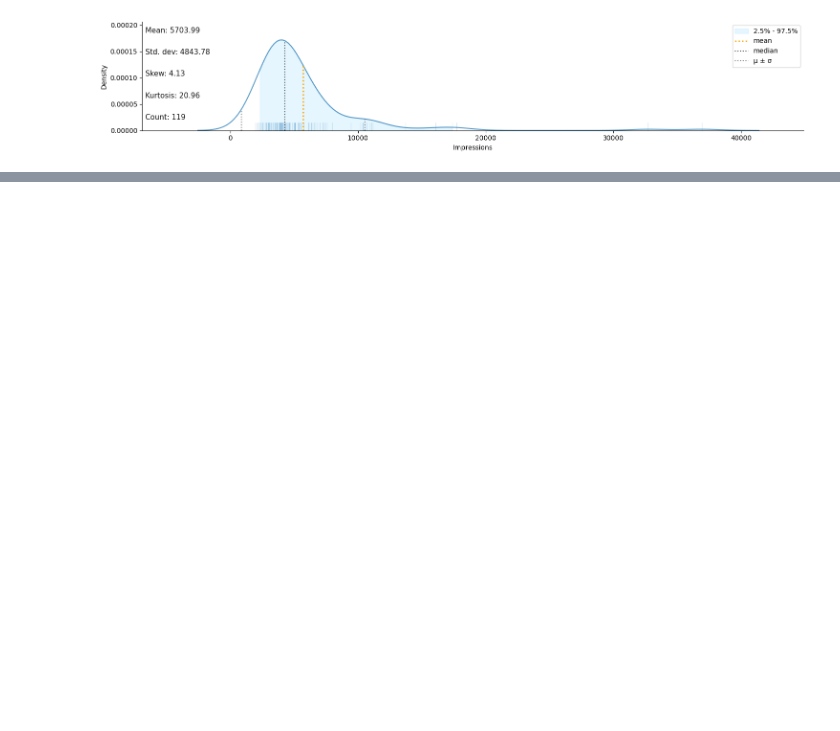
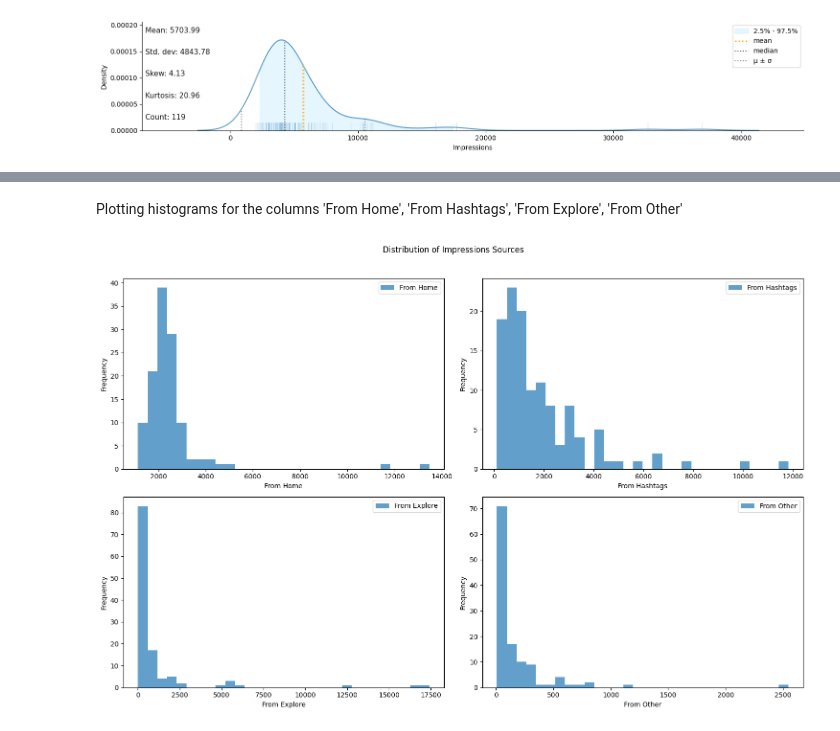
Before and after one commit to MrRezamo/Instagram_Reach_Analysis, a Jupyter notebook: Project/Main_Project.ipynb, the cells around one changed output, grey strips where cells are left out. Saved outputs shown, nothing was run; the diff lists cells and outputs as text; code cells hidden in the pictures; blank space fills up the shorter version.

```diff
--- a/Project/Main_Project.ipynb
+++ b/Project/Main_Project.ipynb
@@ -115,0 +110,19 @@ klib.dist_plot(data['Impressions']);
+# %% [markdown]
+Plotting histograms for the columns 'From Home', 'From Hashtags', 'From Explore', 'From Other'
+# %%
+columns_to_compare = ['From Home', 'From Hashtags', 'From Explore', 'From Other']
+
+plt.figure(figsize=(15, 10))
+
+for i, column in enumerate(columns_to_compare, 1):
+    plt.subplot(2, 2, i)
+    plt.hist(data[column], bins=30, alpha=0.7, label=column)
+    plt.xlabel(column)
+    plt.ylabel('Frequency')
+    plt.legend()
+
+plt.suptitle('Distribution of Impressions Sources')
+plt.tight_layout(rect=[0, 0, 1, 0.96])
+plt.show()
+# %% [output]
+[figure, added]
```
Also changed, not shown: parts of 20 cells of this notebook.
